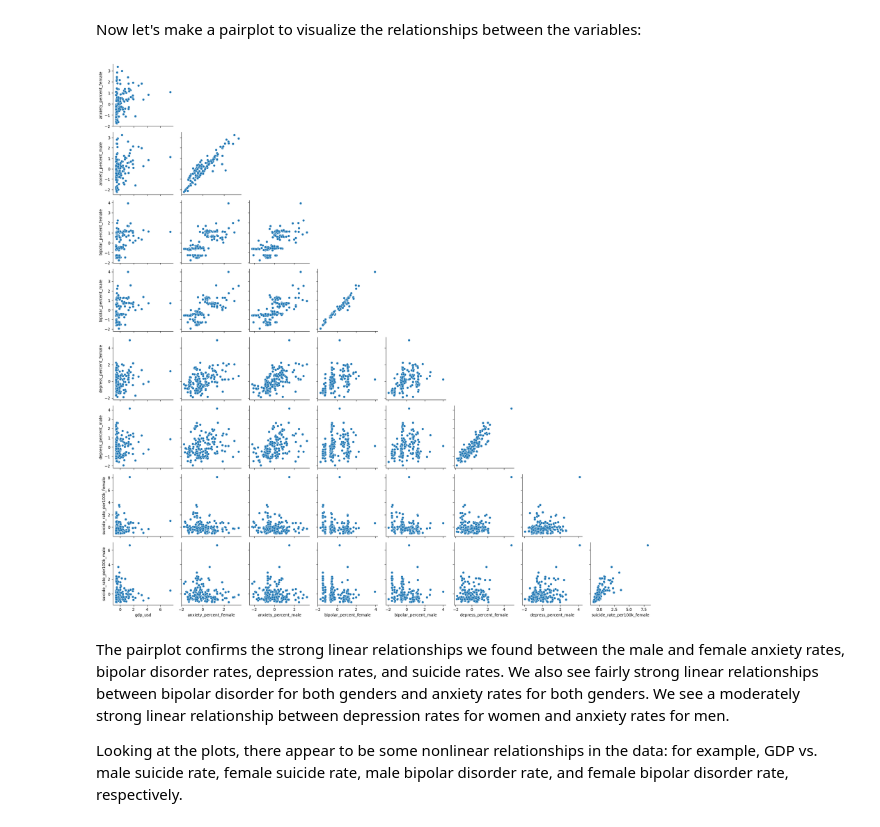
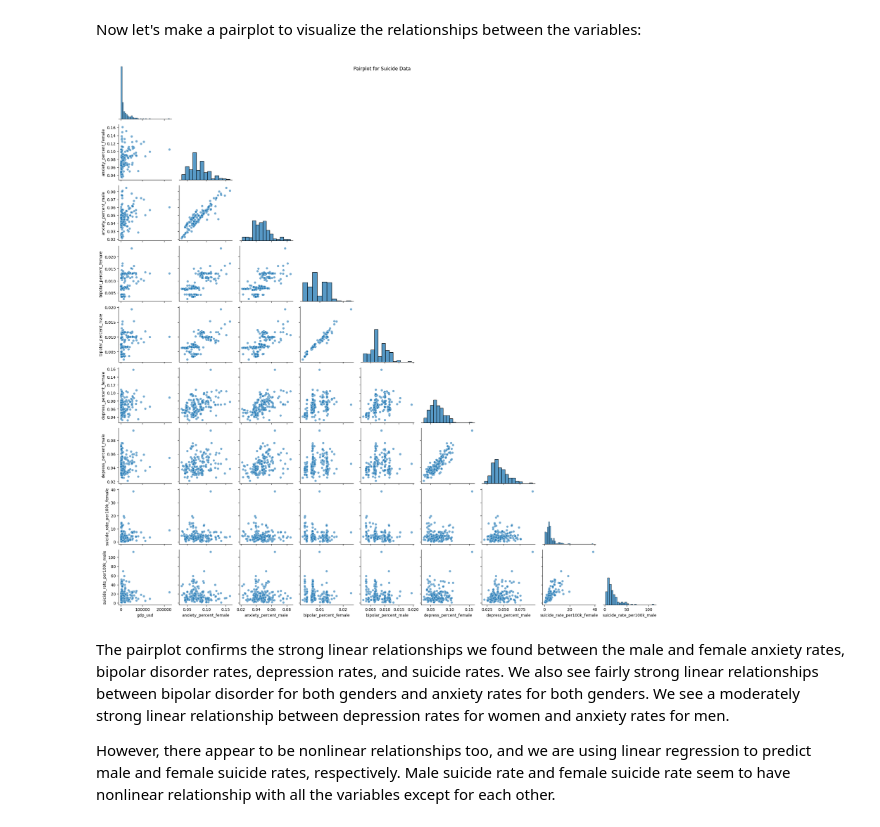
Before and after one commit to David-S-2002/predicting_suicide_rates, a Jupyter notebook: predicting_suicide_rates.ipynb, the cells around one changed output. Drawn from its saved outputs; the diff is of its cells as text; code cells hidden in the pictures.

Commit message:
Fixed data cleaning and started GAP

```diff
--- a/predicting_suicide_rates.ipynb
+++ b/predicting_suicide_rates.ipynb
@@ -103,2 +157,16 @@ scaled_data.to_csv("final_suicide_data.csv")
+# %%
+def make_pairplot(df: pd.DataFrame, figsize: tuple[int] = (12,12), title: str = "Pairplot for Suicide Data"):
+    """
+    Make a pairplot of a dataset
+    Params:
+        - df: the dataframe to plot
+        - figsize: a tuple of integers for the figure size
+        - title: title of the plot
+    """
+    grid = sns.PairGrid(df, corner=True)
+    grid.map_lower(sns.scatterplot, alpha=0.6)
+    grid.map_diag(sns.histplot)
+    grid.figure.set_size_inches(figsize)
+    grid.figure.suptitle(title)
 # %% [markdown]
 ## EDA
@@ -127,18 +192,11 @@ There is a moderately strong positive correlation (0.57) between the anxiety rat
 GDP has very little correlation with depression and suicide rates. GDP has a fairly weak positive correlation with anxiety and bipolar disorder rates (0.31 to 0.4). So, countries with a higher GDP have higher rates of anxiety and bipolar disorder, but the relationship is weak.
 # %% [markdown]
 Now let's make a pairplot to visualize the relationships between the variables:
-# %%
-# Make a pairplot only below the diagonal of the grid
-grid = sns.PairGrid(scaled_data, corner=True)
-grid.map_lower(sns.scatterplot)
-
-# Don't plot anything on the diagonals of the pairplot
-# Source for this code: https://stackoverflow.com/questions/63712608/how-to-remove-diagonal-plot-from-pairplot
-for i in range(scaled_data.shape[1]):
-    grid.axes[i, i].set_visible(False)
-# %% [output]
-[figure, removed]
+# %%
+make_pairplot(pivoted, figsize=(20, 20))
+# %% [output]
+[figure, added]
 # %% [markdown]
 The pairplot confirms the strong linear relationships we found between the male and female anxiety rates, bipolar disorder rates, depression rates, and suicide rates. We also see fairly strong linear relationships between bipolar disorder for both genders and anxiety rates for both genders. We see a moderately strong linear relationship between depression rates for women and anxiety rates for men.
 
-Looking at the plots, there appear to be some nonlinear relationships in the data: for example, GDP vs. male suicide rate, female suicide rate, male bipolar disorder rate, and female bipolar disorder rate, respectively.
+However, there appear to be nonlinear relationships too, and we are using linear regression to predict male and female suicide rates, respectively. Male suicide rate and female suicide rate seem to have nonlinear relationship with all the variables except for each other.
```
Also changed, not shown: parts of 44 cells of this notebook, 3 other files.
